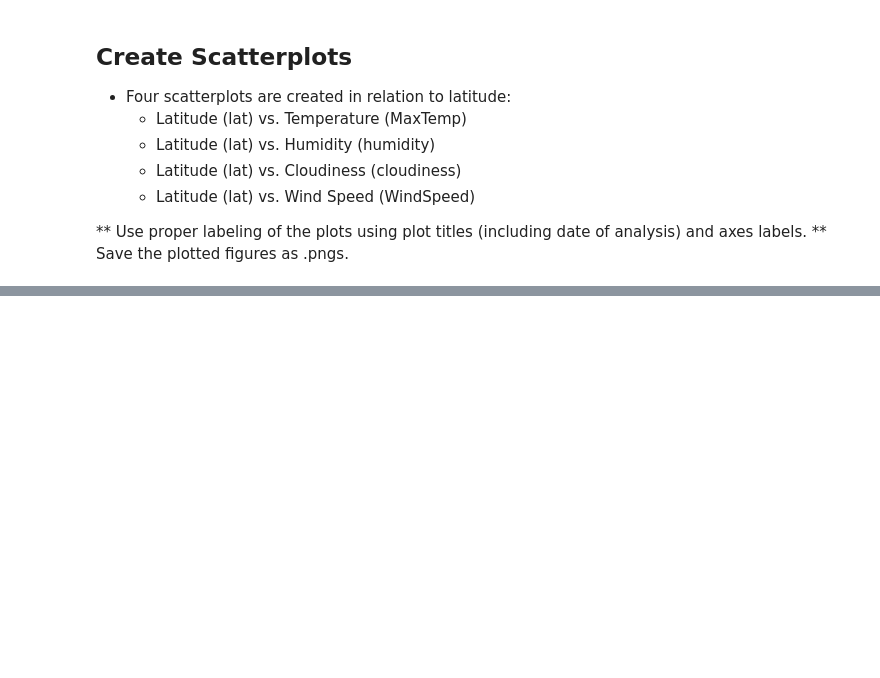
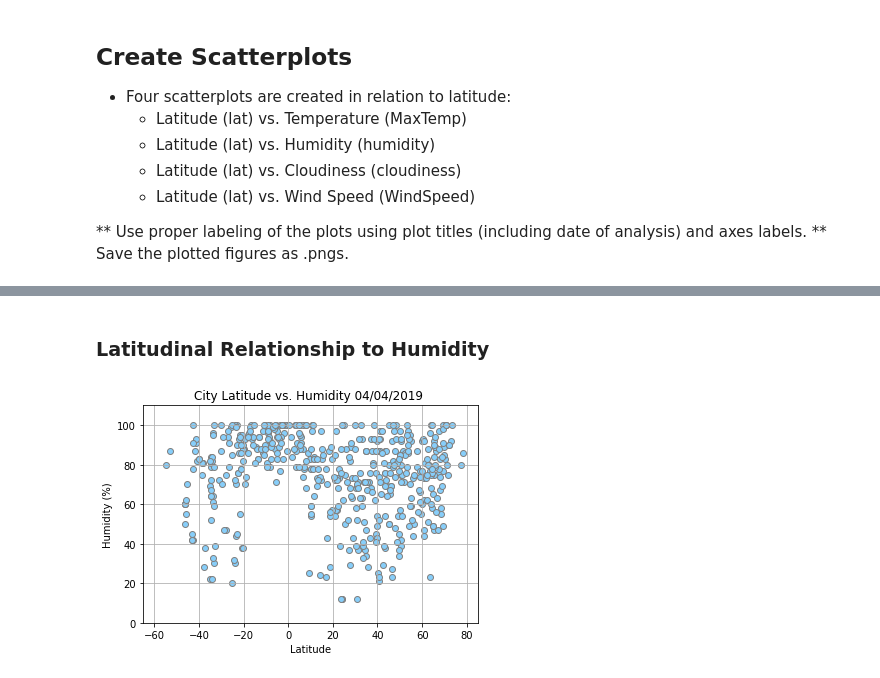
Before and after one commit to RyanSchraeder/DU-Data-Science-Work, a Jupyter notebook: Homework Assignments/Ryan_Schraeder_HW_Python APIs/Notebooks/WeatherPy Analysis (Ryan's Scratch Notebook).ipynb, the cells around one changed output, grey strips where cells are left out. Saved outputs shown, nothing was run; the diff lists cells and outputs as text; code cells hidden in the pictures; blank space fills up the shorter version.

```diff
--- a/Homework Assignments/Ryan_Schraeder_HW_Python APIs/Notebooks/WeatherPy Analysis (Ryan's Scratch Notebook).ipynb
+++ b/Homework Assignments/Ryan_Schraeder_HW_Python APIs/Notebooks/WeatherPy Analysis (Ryan's Scratch Notebook).ipynb
@@ -231,0 +257,18 @@ memory usage: 38.8+ KB
+# %% [markdown]
+### Latitudinal Relationship to Humidity
+# %%
+# Humidity Relationship
+
+plt.xlabel("Latitude")
+plt.ylabel("Humidity (%)")
+plt.xlim(-65, 85)
+plt.ylim(0, 110)
+plt.title("City Latitude vs. Humidity 04/04/2019 ")
+plt.grid()
+plt.scatter(x_axis, y_axis_humidity,facecolor="lightskyblue", edgecolor="gray")
+
+# Save Figure
+plt.savefig("../Images/LatitudeVsHumidityPct.png")
+plt.show()
+# %% [output]
+[figure, added]
```
Also changed, not shown: parts of 12 cells of this notebook, 5 other files.
